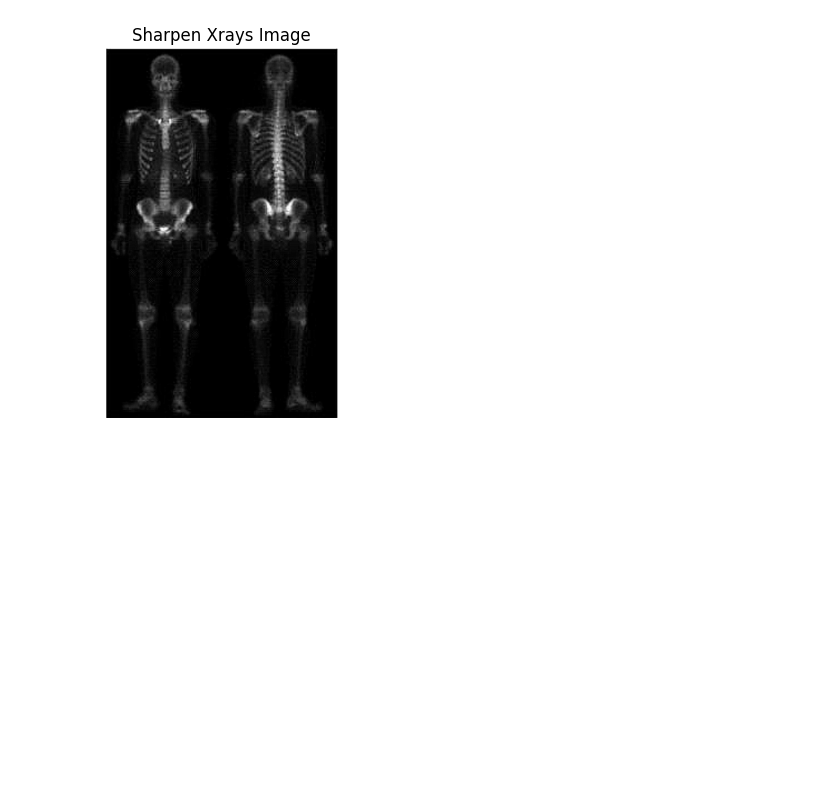
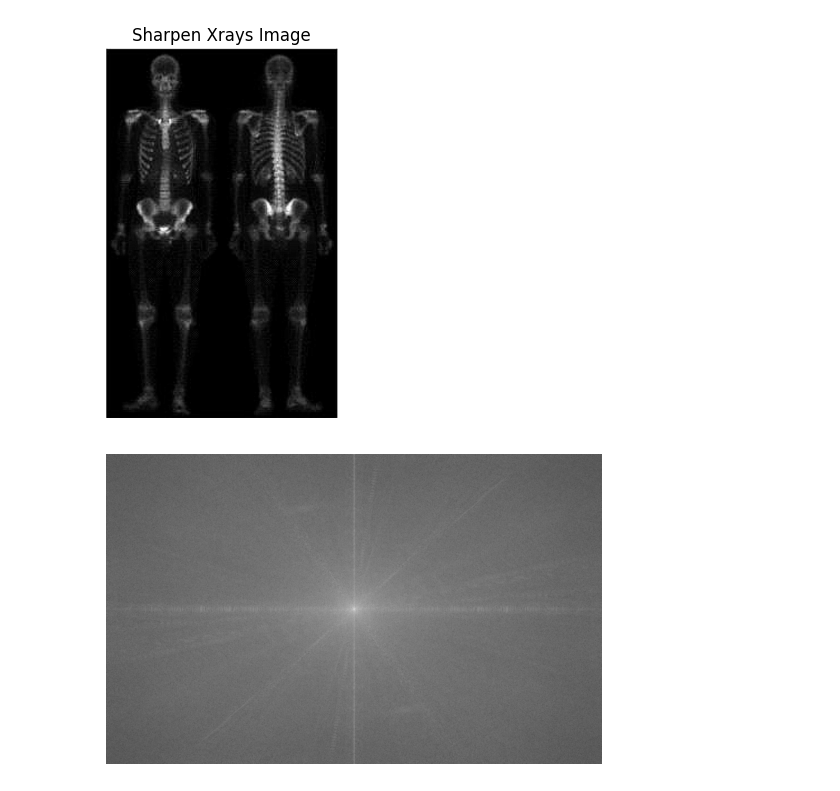
Before and after one commit to PhamNhatQuang207/Image-Processing, a Jupyter notebook: Lab1/main.ipynb, the cells around one changed output. Saved outputs shown, nothing was run; the diff lists cells and outputs as text; code cells hidden in the pictures; blank space fills up the shorter version.

```diff
--- a/Lab1/main.ipynb
+++ b/Lab1/main.ipynb
@@ -278,3 +278,13 @@ plt.axis('off')
 plt.show()
 # %% [output]
 [figure]
+# %%
+FT=np.fft.fft2(image)
+FT_shift = np.fft.fftshift(FT)
+freqimg = 20*np.log(np.abs(FT_shift)) #magnitude spectrum
+plt.imshow(freqimg,cmap="gray")
+plt.axis('off')
+plt.show()
+plt.imsave("freqimg.jpg",freqimg,cmap="gray")
+# %% [output]
+[figure, added]
```
Also changed, not shown: parts of 2 cells of this notebook, 1 other file.
